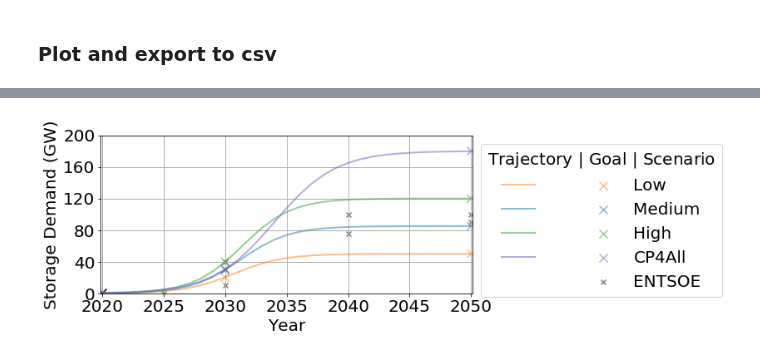
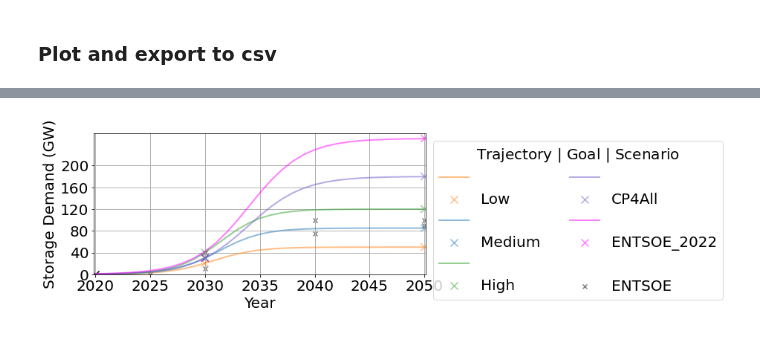
Before and after one commit to fernaag/V2G_in_EU, a Jupyter notebook: data/data_handling_scripts/storage_demand_GW.ipynb, the cells around one changed output, grey strips where cells are left out. Cells and saved outputs as stored; diff of their text form; code cells hidden in the pictures.

Commit message:
Updated demand scenario

```diff
--- a/data/data_handling_scripts/storage_demand_GW.ipynb
+++ b/data/data_handling_scripts/storage_demand_GW.ipynb
@@ -166,6 +168,8 @@ df_GW['Low'] = evol_logistic(T_years, T0 = 2016, y_max = 50, T_mid = 2030.75, sl
 df_GW['Medium'] = evol_logistic(T_years, T0 = 2016, y_max = 85, T_mid = 2031.25, slope = 0.5)
 df_GW['High'] = evol_logistic(T_years, T0 = 2016, y_max = 120, T_mid = 2031.4, slope = 0.5)
 df_GW['CP4All'] = evol_logistic(T_years, T0 = 2016, y_max = 180, T_mid = 2034, slope = 0.4)
+# Added by Fernando 22.11.2022
+df_GW['ENTSOE_2022'] = evol_logistic(T_years, T0 = 2016, y_max = 250, T_mid = 2034, slope = 0.4)
 # %% [markdown]
 ## Creating numpy structured arrays for the model
 # %%
@@ -226,32 +231,35 @@ transp = 0.5
 plt.scatter([2020], [0.4], s = [100], marker = 'x', color = 'Black')
 # - low
 plt.plot(df_GW['Low'], label = ' ', linewidth = 2, color = 'tab:orange', alpha = transp)
 plt.scatter([2030, 2050], [20, 50], s = [100, 100], marker = 'x', label = 'Low   ', color = 'tab:orange', alpha = transp)
 # - medium
 plt.plot(df_GW['Medium'], label = ' ', linewidth = 2, color = 'tab:blue', alpha = transp)
 plt.scatter([2030, 2050], [30, 85], s = [100, 100], marker = 'x', label = 'Medium', color = 'tab:blue', alpha = transp)
 # - high
 plt.plot(df_GW['High'], label = ' ', linewidth = 2, color = 'tab:green', alpha = transp)
 plt.scatter([2030, 2050], [40, 120], s = [100, 100], marker = 'x', label = 'High', color = 'tab:green', alpha = transp)
 # - very high
 plt.plot(df_GW['CP4All'], label = ' ', linewidth = 2, color = 'slateblue', alpha = transp)
 plt.scatter([2030, 2050], [30, 180], s = [100, 100], marker = 'x', label = 'CP4All', color = 'slateblue', alpha = transp)
+# New ENTSOE scenario --> Added by Fernando
+plt.plot(df_GW['ENTSOE_2022'], label = ' ', linewidth = 2, color = 'magenta', alpha = transp)
+plt.scatter([2030, 2050], [30, 250], s = [100, 100], marker = 'x', label = 'ENTSOE_2022', color = 'magenta', alpha = transp)
 # - ENTSOE
 plt.plot([2025], [0], label = ' ', alpha = 0)
 plt.scatter([2025, 2030, 2030, 2040, 2050, 2030, 2040, 2050], [0, 10, 40, 100, 100, 30, 75, 90], marker = 'x', label = 'ENTSOE', color = 'tab:gray')
 # layout
 plt.legend(loc = 'upper left', title = r'Trajectory $\vert$ Goal $\vert$ Scenario', ncol = 2, bbox_to_anchor=(1,1))
 plt.grid(linewidth=1)
 plt.xlabel('Year')
 plt.ylabel('Storage Demand (GW)')
 plt.xlim((2019.9, 2050.1))
 # plt.xlim((2015, 2050))
-plt.ylim((0, 200))
+plt.ylim((0, 260))
 plt.yticks(np.arange(0, 220, 40))
 fig.savefig('storage_demand_GW.pdf',bbox_inches='tight')
 fig.savefig('storage_demand_GW.png',bbox_inches='tight', transparent=False)
 # export to csv
 df_GW.to_csv('storage_demand_GW.csv')
 df_GW.to_excel('storage_demand_GW.xlsx')
 # %% [output]
-[figure, old version]
+[figure, new version]
```
Also changed, not shown: parts of 3 cells of this notebook, 12 other files.
